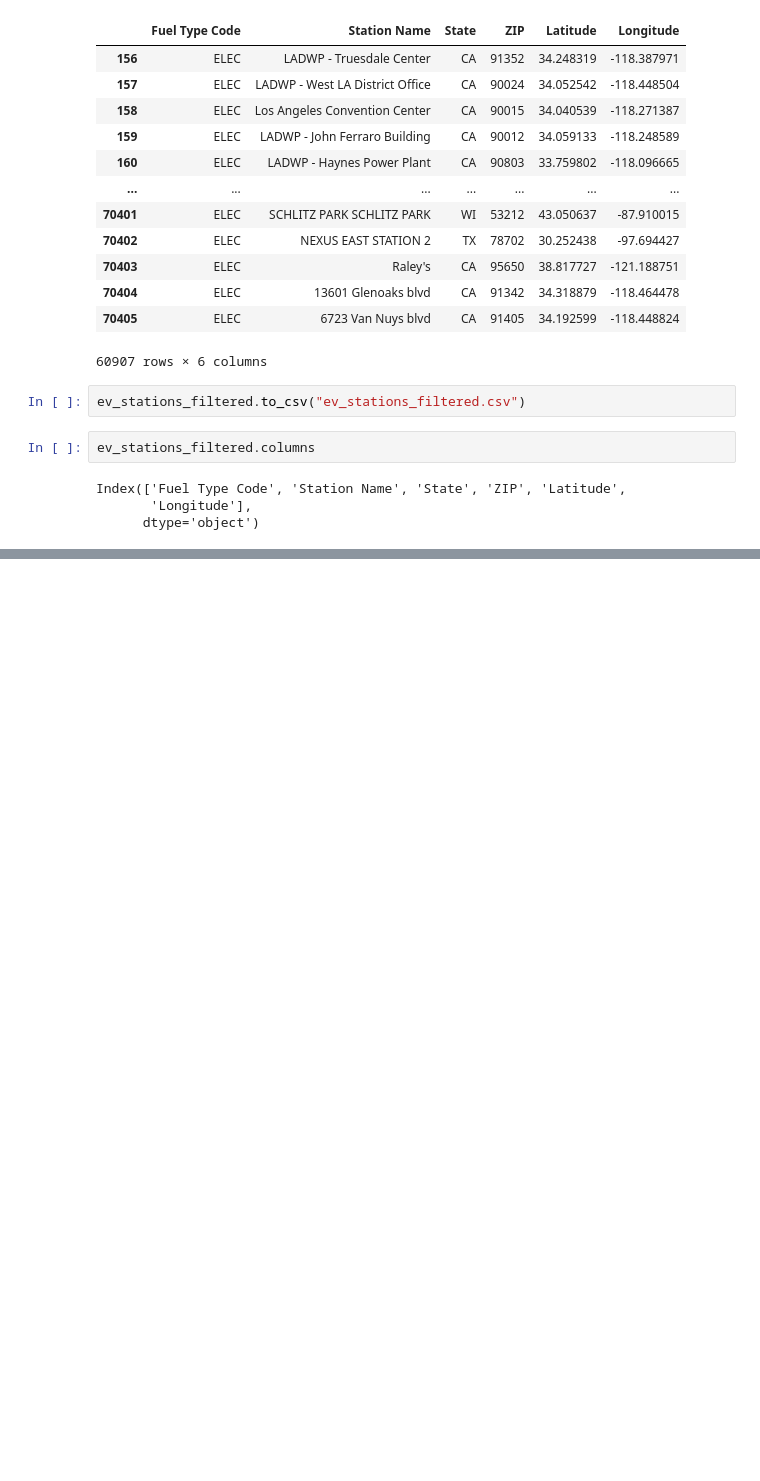
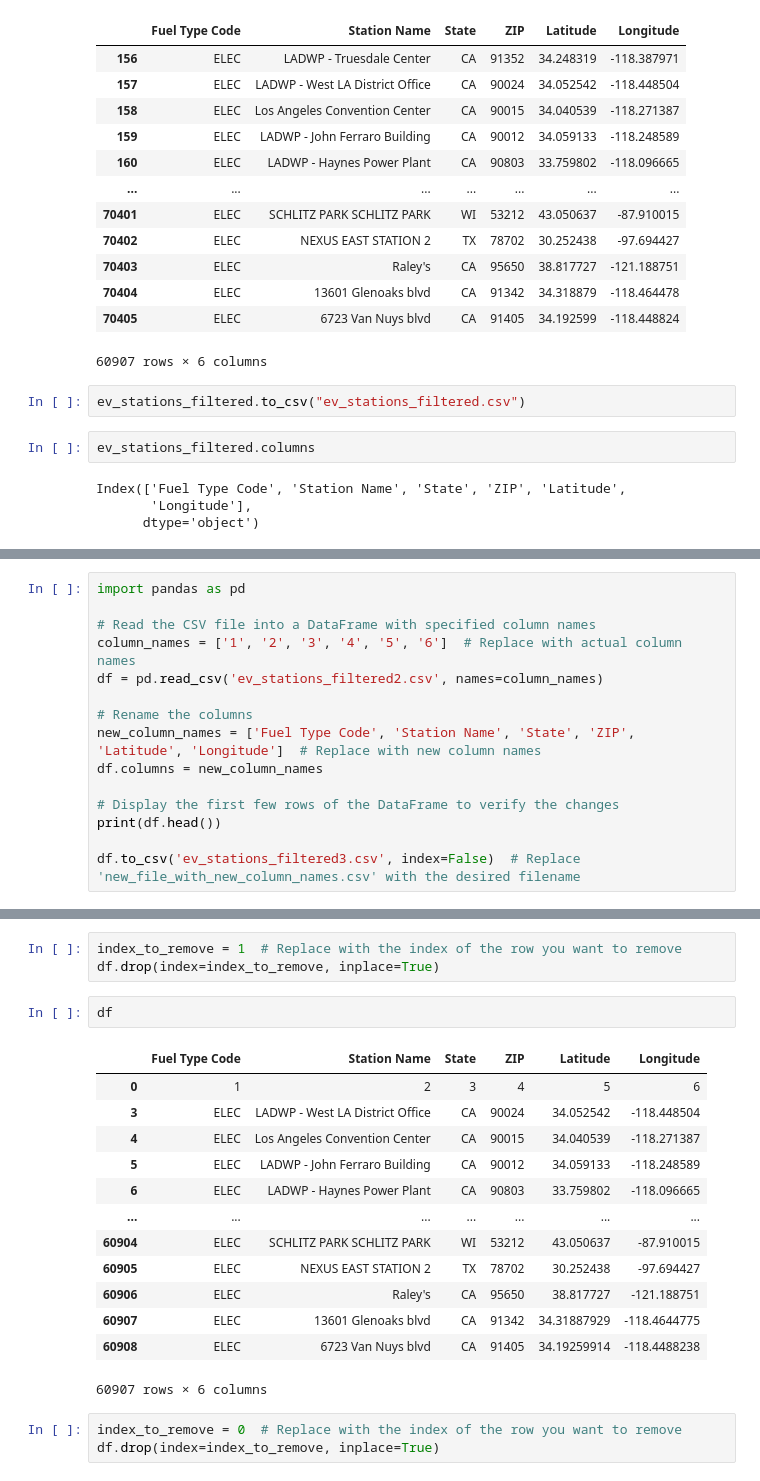
Before and after one commit to daraa17/project-3_DA.MZ, a Jupyter notebook: Project-3/Untitled.ipynb, the cells around one changed output, grey strips where cells are left out. Saved outputs shown, nothing was run; the diff lists cells and outputs as text; blank space fills up the shorter version.

```diff
--- a/Project-3/Untitled.ipynb
+++ b/Project-3/Untitled.ipynb
@@ -95,0 +141,15 @@ Index(['Fuel Type Code', 'Station Name', 'State', 'ZIP', 'Latitude',
+# %%
+import pandas as pd
+
+# Read the CSV file into a DataFrame with specified column names
+column_names = ['1', '2', '3', '4', '5', '6']  # Replace with actual column names
+df = pd.read_csv('ev_stations_filtered2.csv', names=column_names)
+
+# Rename the columns
+new_column_names = ['Fuel Type Code', 'Station Name', 'State', 'ZIP', 'Latitude', 'Longitude']  # Replace with new column names
+df.columns = new_column_names
+
+# Display the first few rows of the DataFrame to verify the changes
+print(df.head())
+
+df.to_csv('ev_stations_filtered3.csv', index=False)  # Replace 'new_file_with_new_column_names.csv' with the desired filename
@@ -95,0 +170,22 @@ Index(['Fuel Type Code', 'Station Name', 'State', 'ZIP', 'Latitude',
+# %%
+index_to_remove = 1  # Replace with the index of the row you want to remove
+df.drop(index=index_to_remove, inplace=True)
+# %%
+df
+# %% [output]
+|  | Fuel Type Code | Station Name | State | ZIP | Latitude | Longitude |
+| 0 | 1 | 2 | 3 | 4 | 5 | 6 |
+| 3 | ELEC | LADWP - West LA District Office | CA | 90024 | 34.052542 | -118.448504 |
+| 4 | ELEC | Los Angeles Convention Center | CA | 90015 | 34.040539 | -118.271387 |
+| 5 | ELEC | LADWP - John Ferraro Building | CA | 90012 | 34.059133 | -118.248589 |
+| 6 | ELEC | LADWP - Haynes Power Plant | CA | 90803 | 33.759802 | -118.096665 |
+| ... | ... | ... | ... | ... | ... | ... |
+| 60904 | ELEC | SCHLITZ PARK SCHLITZ PARK | WI | 53212 | 43.050637 | -87.910015 |
+| 60905 | ELEC | NEXUS EAST STATION 2 | TX | 78702 | 30.252438 | -97.694427 |
+| 60906 | ELEC | Raley's | CA | 95650 | 38.817727 | -121.188751 |
+| 60907 | ELEC | 13601 Glenoaks blvd | CA | 91342 | 34.31887929 | -118.4644775 |
+| 60908 | ELEC | 6723 Van Nuys blvd | CA | 91405 | 34.19259914 | -118.4488238 |
+60907 rows × 6 columns
+# %%
+index_to_remove = 0  # Replace with the index of the row you want to remove
+df.drop(index=index_to_remove, inplace=True)
```
Also changed, not shown: parts of 8 cells of this notebook, 6 other files.
